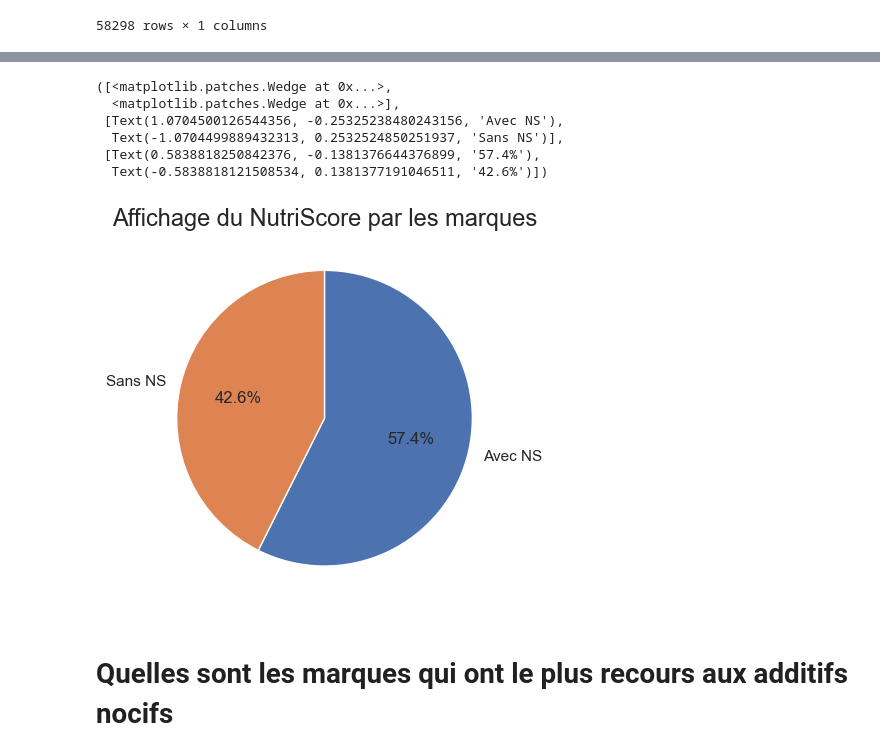
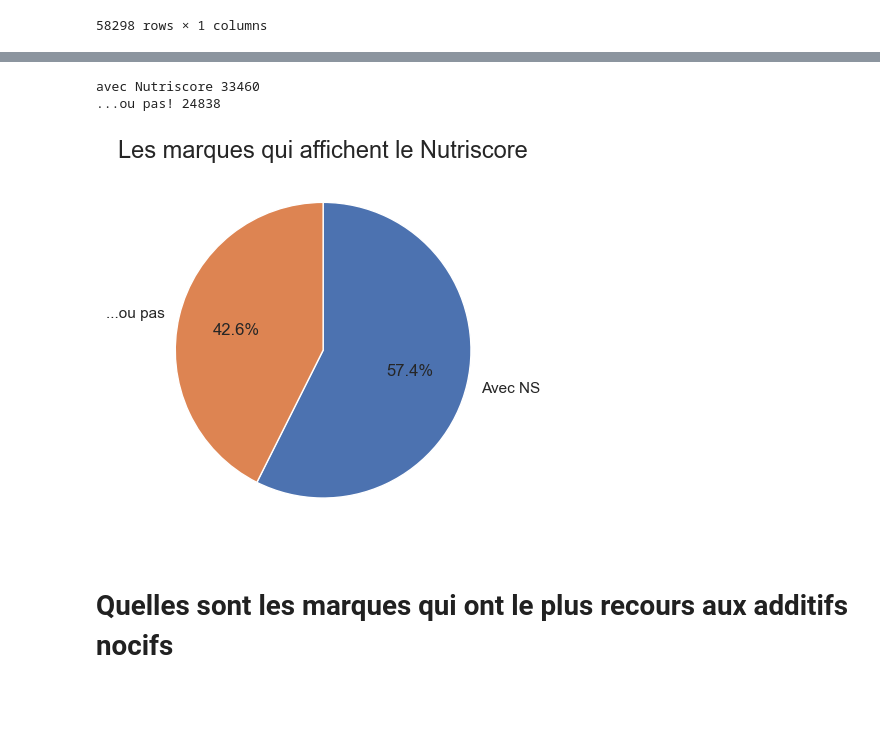
Before and after one commit to GrandMarabout/Analyse-UFC-que-choisir, a Jupyter notebook: Projet sur l'analyse de la qualité des produits alimentaires-Copy1.ipynb, the cells around one changed output, grey strips where cells are left out. Cells and saved outputs as stored; diff of their text form; code cells hidden in the pictures; blank space fills up the shorter version.

```diff
--- a/Projet sur l'analyse de la qualité des produits alimentaires-Copy1.ipynb
+++ b/Projet sur l'analyse de la qualité des produits alimentaires-Copy1.ipynb
@@ -180,21 +180,20 @@ knorr,knorq                                0
 # %%
 nutri_x = len(nutri[nutri["count"]>0])
 nutri_y = len(nutri[nutri["count"]==0])
 
 x = [nutri_x, nutri_y]
-label =["Avec NS", "Sans NS"]
+label =["Avec NS", "...ou pas"]
 
-plt.title("Affichage du NutriScore par les marques", fontsize=17)
+plt.title("Les marques qui affichent le Nutriscore", fontsize=17)
 
 plt.pie(x, labels=label, counterclock=False, startangle=90, autopct="%1.1f%%")
+
+print("avec Nutriscore", len(nutri[nutri["count"]>0]))
+print("...ou pas!", len(nutri[nutri["count"]==0]))
 # %% [output]
-([<matplotlib.patches.Wedge at 0x...>,
-  <matplotlib.patches.Wedge at 0x...>],
- [Text(1.0704500126544356, -0.25325238480243156, 'Avec NS'),
-  Text(-1.0704499889432313, 0.2532524850251937, 'Sans NS')],
- [Text(0.5838818250842376, -0.1381376644376899, '57.4%'),
-  Text(-0.5838818121508534, 0.1381377191046511, '42.6%')])
+avec Nutriscore 33460
+...ou pas! 24838
-[figure, old version]
+[figure, new version]
 # %% [markdown]
 # Quelles sont les marques qui ont le plus recours aux additifs nocifs
 # %%
```
Also changed, not shown: parts of 35 cells of this notebook.
